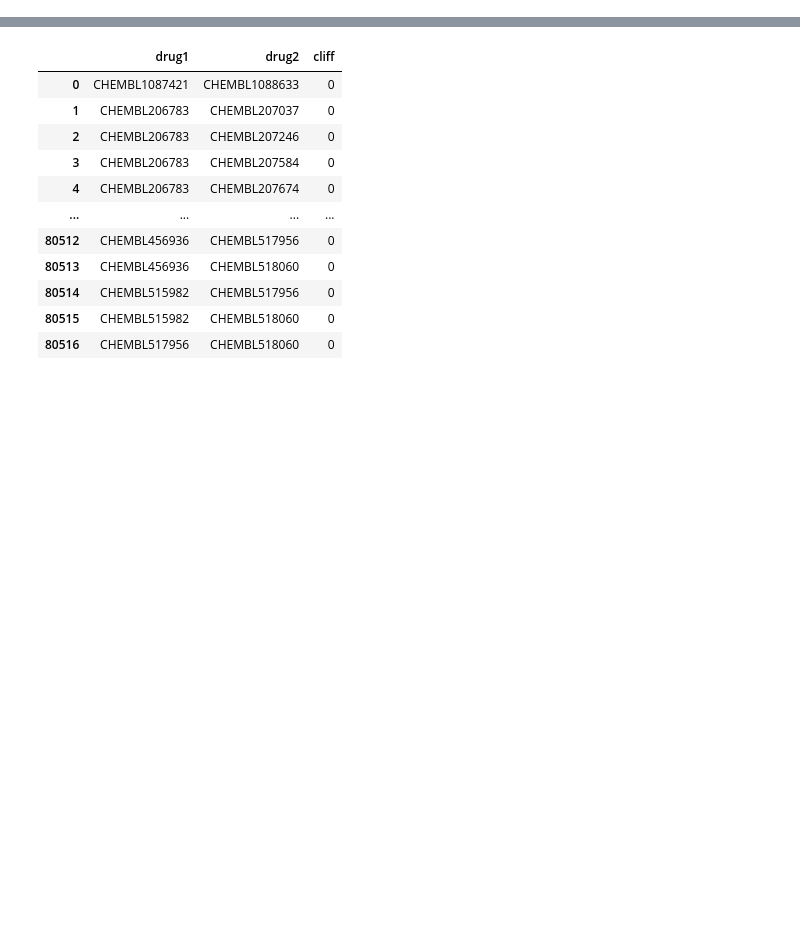
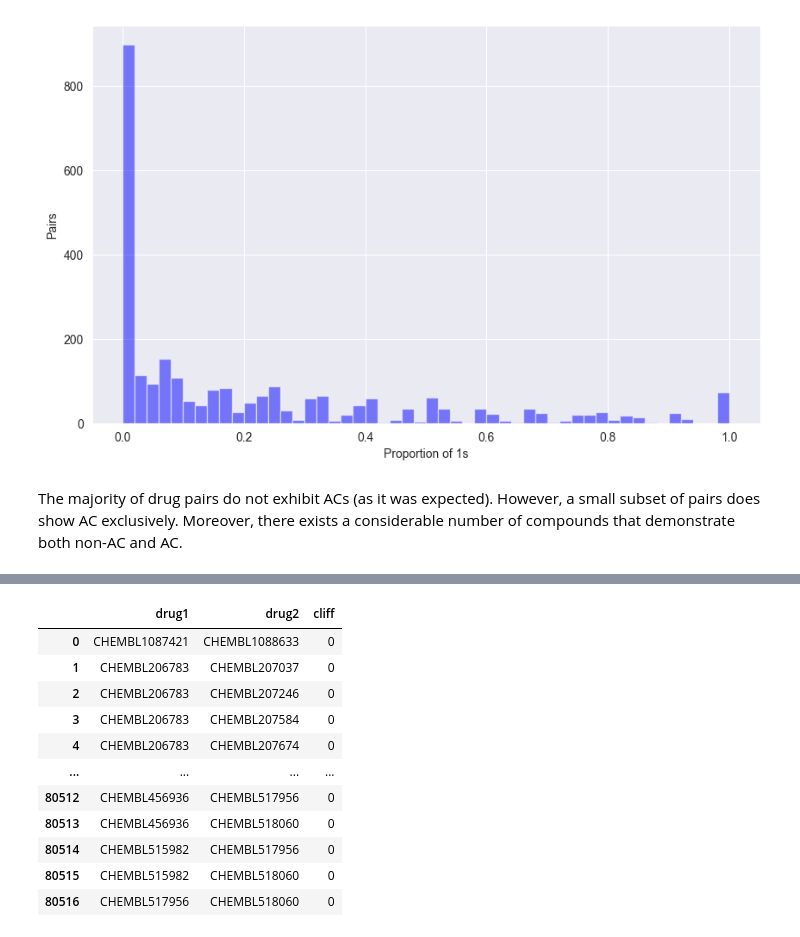
Before and after one commit to reginaib/AC-DTI, a Jupyter notebook: scripts/kiba-ac.ipynb, the cells around one changed output, grey strips where cells are left out. Saved outputs shown, nothing was run; the diff lists cells and outputs as text; code cells hidden in the pictures; blank space fills up the shorter version.

Commit message:
added data analysis

```diff
--- a/scripts/kiba-ac.ipynb
+++ b/scripts/kiba-ac.ipynb
@@ -33,0 +53,2 @@ cliff_pairs
+# %%
+cliff_pairs = pd.read_csv('../analysis/kiba_cliff_pairs_ta1_ts0.9.csv')
@@ -33,0 +71,3 @@ cliff_pairs
+# %%
+cliff_pivot = cliff_pairs.pivot_table(index=['drug1', 'drug2'], columns='cliff', aggfunc='size', fill_value=0)
+cliff_pivot
@@ -33,0 +89,6 @@ cliff_pairs
+# %%
+cliff_pivot['total_count'] = cliff_pivot[0] + cliff_pivot[1]
+
+# Calculate the proportion of 1s in pairs
+cliff_pivot['proportion_of_1'] = cliff_pivot[1] / cliff_pivot['total_count']
+cliff_pivot
@@ -33,0 +110,11 @@ cliff_pairs
+# %%
+cliff_pivot_reset = cliff_pivot.reset_index()
+
+plt.figure(figsize=(10, 6))
+plt.hist(cliff_pivot_reset['proportion_of_1'].to_numpy(), color='blue', alpha=0.5, bins=50)
+plt.xlabel('Proportion of 1s')
+plt.ylabel('Pairs');
+# %% [output]
+[figure, added]
+# %% [markdown]
+ The majority of drug pairs do not exhibit ACs (as it was expected). However, a small subset of pairs does show AC exclusively. Moreover, there exists a considerable number of compounds that demonstrate both non-AC and AC.
```
Also changed, not shown: parts of 18 cells of this notebook, 1 other file.
